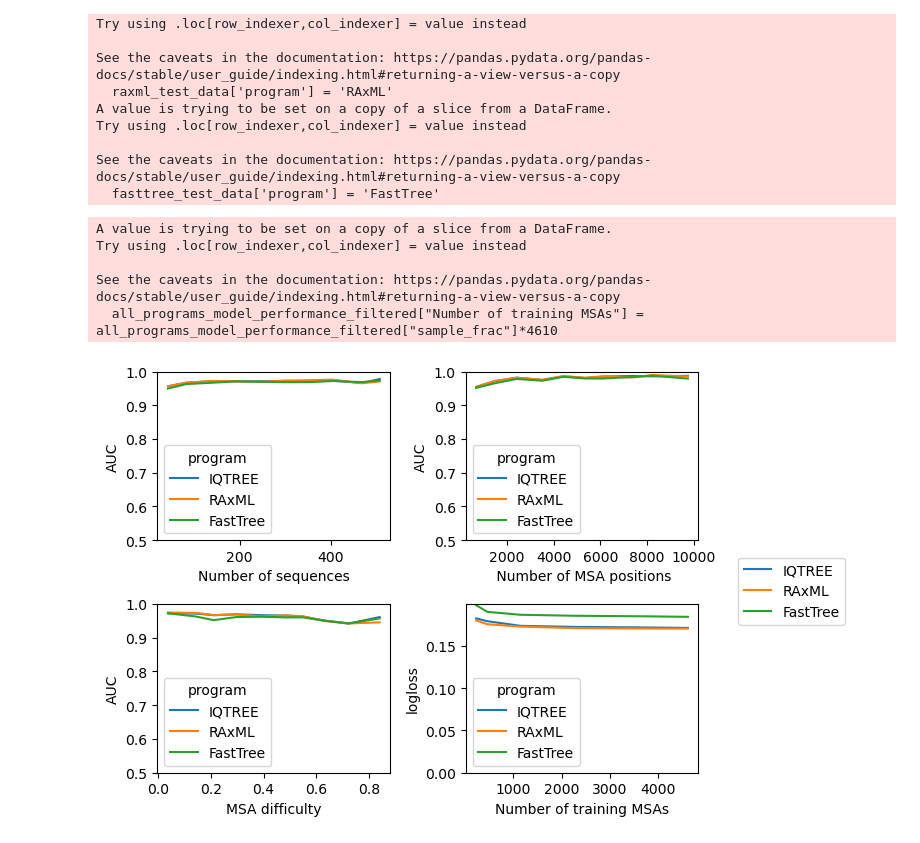
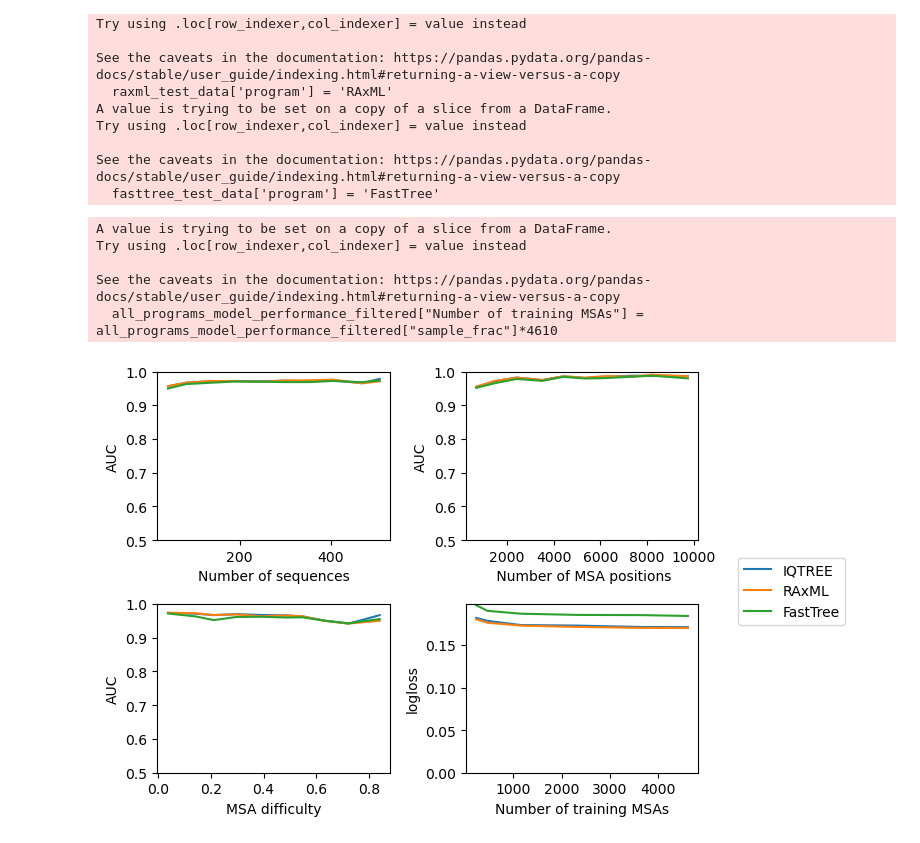
Before and after one commit to noaeker/bootstrap_repo, a Jupyter notebook: python notebooks/Untitled.ipynb, the cells around one changed output. Saved outputs shown, nothing was run; the diff lists cells and outputs as text; code cells hidden in the pictures.

```diff
--- a/python notebooks/Untitled.ipynb
+++ b/python notebooks/Untitled.ipynb
@@ -414,33 +314,33 @@ for i,col in enumerate(columns_dict):
         # Assume 'target' is the column representing the binary classification outcome
         y_true = group['true_binary_support']
         y_scores = group['predictions_full_standard']
         auc = roc_auc_score(y_true, y_scores)
         auc_scores.append(auc)
 
     grouped_df_data['AUC'] = auc_scores
     sns.lineplot(data=grouped_df_data, x="median_per_group", y="AUC", hue = "program", hue_order= hue_order,ax=axs[i])
     axs[i].set_ylim(0.5,1)
     axs[i].set_xlabel(columns_dict[col])
-    #axs[i].get_legend().remove()
+    axs[i].get_legend().remove()
     #plt.show()
 
 
 
 all_programs_model_performance_filtered = all_programs_model_performance.query("`dataset`=='test' and `name` =='model_standard' and `analysis_type`=='full_standard'")
 all_programs_model_performance_filtered["Number of training MSAs"] = all_programs_model_performance_filtered["sample_frac"]*4610
 sns.lineplot(data=all_programs_model_performance_filtered, x="Number of training MSAs", y="logloss", hue = "program",hue_order = hue_order,ax=axs[-1])
-#axs[-1].get_legend().remove()
+axs[-1].get_legend().remove()
 axs[-1].set_ylim(0)
 
 handles, labels = axs[0].get_legend_handles_labels()
 fig.legend(handles, labels, loc='center left', bbox_to_anchor=(1, 0.5))
 
 # Adjust layout to prevent overlapping
 plt.tight_layout()
 # %% [output]
 A value is trying to be set on a copy of a slice from a DataFrame.
 Try using .loc[row_indexer,col_indexer] = value instead
 
 See the caveats in the documentation: https://pandas.pydata.org/pandas-docs/stable/user_guide/indexing.html#returning-a-view-versus-a-copy
   all_programs_model_performance_filtered["Number of training MSAs"] = all_programs_model_performance_filtered["sample_frac"]*4610
-[figure, old version]
+[figure, new version]
```
Also changed, not shown: parts of 12 cells of this notebook, 2 other files.
